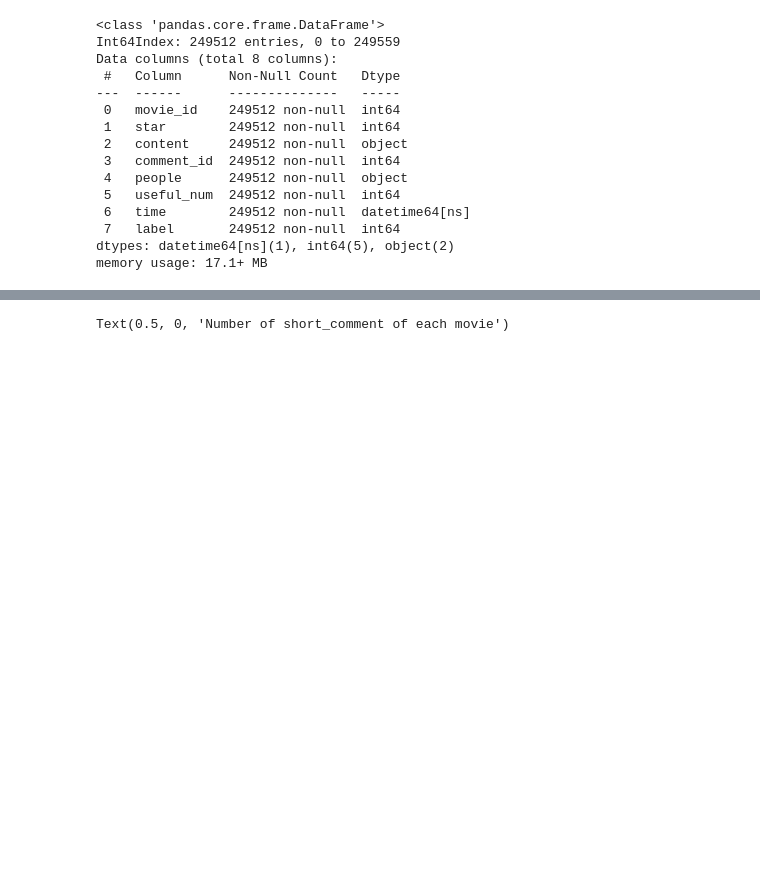
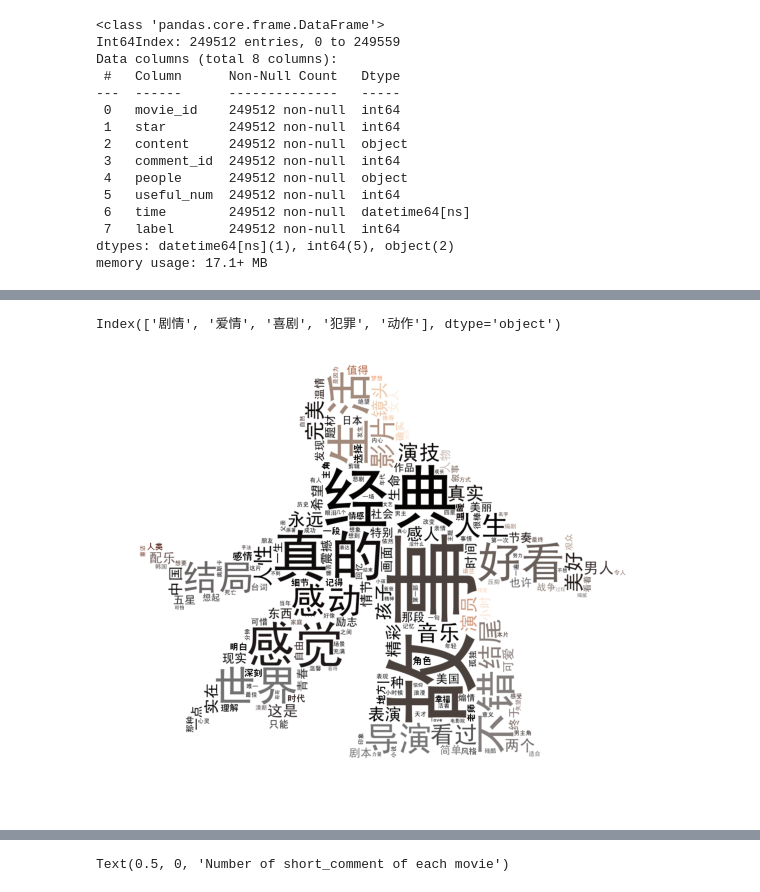
Before and after one commit to iphysresearch/TOP250movie_douban, a Jupyter notebook: data_cleaning&feature_engineering/Filting.ipynb, the cells around one changed output, grey strips where cells are left out. Cells and saved outputs as stored; diff of their text form; code cells hidden in the pictures; blank space fills up the shorter version.

```diff
--- a/data_cleaning&feature_engineering/Filting.ipynb
+++ b/data_cleaning&feature_engineering/Filting.ipynb
@@ -589,0 +631,44 @@ data_com.head(2)
+# %%
+# 词云展示
+import imageio
+matplotlib.rcParams['figure.figsize']=(10.0,10.0)
+from wordcloud import WordCloud,ImageColorGenerator
+def createWordCloud(imgPath, words_stat={}):
+    bimg=imageio.imread('cover.jpg')
+    wordcloud=WordCloud(background_color="white",mask=bimg,font_path='../simhei.ttf',max_font_size=200)
+    word_frequence={x[0]:x[1] for x in words_stat.head(1000).values}
+    wordcloud=wordcloud.fit_words(word_frequence)
+    bimgColors=ImageColorGenerator(bimg)
+    plt.axis("off")
+    plt.imshow(wordcloud.recolor(color_func=bimgColors))
+# %%
+def createWordCloudByGenre(content, imgPath='cover.jpg'):
+    segment = cut_word(content)
+#     print('segment', segment)
+#     segment = tf_idf_words(segment)
+#     print('segment', segment)
+    words_df = remove_stopword(segment)
+    words_stat = get_word_count(words_df)
+    createWordCloud(imgPath,words_stat=words_stat)
+# %%
+# 合并电影短评
+movie_comment_data = pd.merge(data_item, data_com, on="movie_id")
+# %%
+# 对最受欢迎的前五条电影类别进行分析
+movie_top_five = movie_type_list.head(5).index
+print(movie_top_five)
+# movie_type={x: x.index for x in movie_type_list}
+# print(movie_type)
+# # 获取方式某个题材的影评
+def get_comment(genre):
+    flag = movie_comment_data['genre'].apply(lambda x: str(x)).str.contains(genre)
+    content = movie_comment_data[flag].content
+    return content
+# %% [output]
+Index(['剧情', '爱情', '喜剧', '犯罪', '动作'], dtype='object')
+# %%
+# 词云展示最受欢迎的五个类型评论
+comment = get_comment('剧情').values.tolist()
+createWordCloudByGenre(comment)
+# %% [output]
+[figure, added]
```
Also changed, not shown: parts of 87 cells of this notebook, 3 other files.
